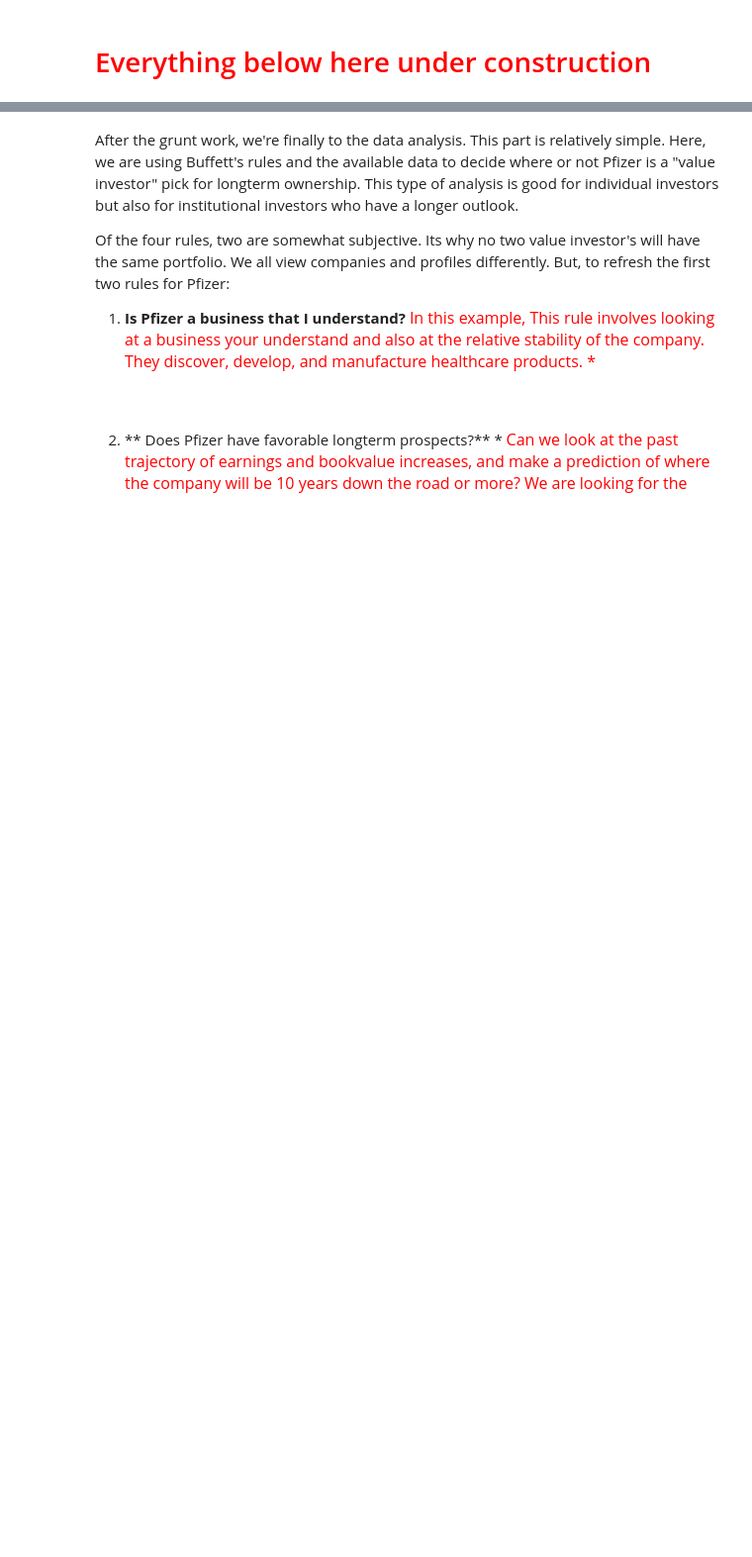
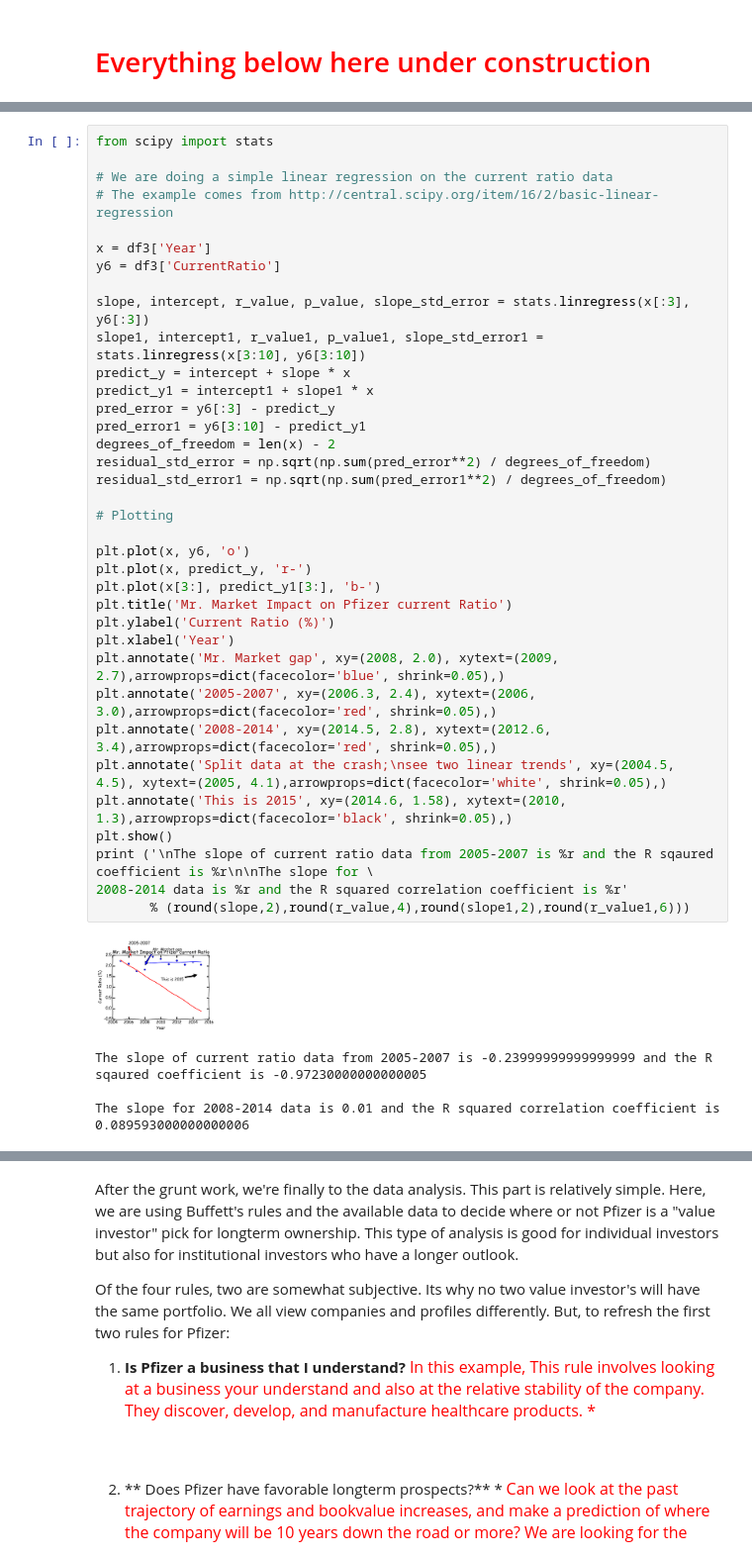
Before and after one commit to linwoodc3/LC3-Creations, a Jupyter notebook: notebooks/securityanalysis/opensourcetool_securityanalsys_pfizer.ipynb, the cells around one changed output, grey strips where cells are left out. Shown: that part at 99% size. Cells and saved outputs as stored; diff of their text form; blank space fills up the shorter version.

```diff
--- a/notebooks/securityanalysis/opensourcetool_securityanalsys_pfizer.ipynb
+++ b/notebooks/securityanalysis/opensourcetool_securityanalsys_pfizer.ipynb
@@ -437,0 +427,41 @@ df3.describe()
+# %%
+from scipy import stats
+
+# We are doing a simple linear regression on the current ratio data
+# The example comes from http://central.scipy.org/item/16/2/basic-linear-regression
+
+x = df3['Year']
+y6 = df3['CurrentRatio']
+
+slope, intercept, r_value, p_value, slope_std_error = stats.linregress(x[:3], y6[:3])
+slope1, intercept1, r_value1, p_value1, slope_std_error1 = stats.linregress(x[3:10], y6[3:10])
+predict_y = intercept + slope * x
+predict_y1 = intercept1 + slope1 * x
+pred_error = y6[:3] - predict_y
+pred_error1 = y6[3:10] - predict_y1
+degrees_of_freedom = len(x) - 2
+residual_std_error = np.sqrt(np.sum(pred_error**2) / degrees_of_freedom)
+residual_std_error1 = np.sqrt(np.sum(pred_error1**2) / degrees_of_freedom)
+
+# Plotting
+
+plt.plot(x, y6, 'o')
+plt.plot(x, predict_y, 'r-')
+plt.plot(x[3:], predict_y1[3:], 'b-')
+plt.title('Mr. Market Impact on Pfizer current Ratio')
+plt.ylabel('Current Ratio (%)')
+plt.xlabel('Year')
+plt.annotate('Mr. Market gap', xy=(2008, 2.0), xytext=(2009, 2.7),arrowprops=dict(facecolor='blue', shrink=0.05),)
+plt.annotate('2005-2007', xy=(2006.3, 2.4), xytext=(2006, 3.0),arrowprops=dict(facecolor='red', shrink=0.05),)
+plt.annotate('2008-2014', xy=(2014.5, 2.8), xytext=(2012.6, 3.4),arrowprops=dict(facecolor='red', shrink=0.05),)
+plt.annotate('Split data at the crash;\nsee two linear trends', xy=(2004.5, 4.5), xytext=(2005, 4.1),arrowprops=dict(facecolor='white', shrink=0.05),)
+plt.annotate('This is 2015', xy=(2014.6, 1.58), xytext=(2010, 1.3),arrowprops=dict(facecolor='black', shrink=0.05),)
+plt.show()
+print ('\nThe slope of current ratio data from 2005-2007 is %r and the R sqaured coefficient is %r\n\nThe slope for \
+2008-2014 data is %r and the R squared correlation coefficient is %r'
+       % (round(slope,2),round(r_value,4),round(slope1,2),round(r_value1,6)))
+# %% [output]
+[figure, added]
+The slope of current ratio data from 2005-2007 is -0.23999999999999999 and the R sqaured coefficient is -0.97230000000000005
+
+The slope for 2008-2014 data is 0.01 and the R squared correlation coefficient is 0.089593000000000006
```
Also changed, not shown: parts of 33 cells of this notebook.
